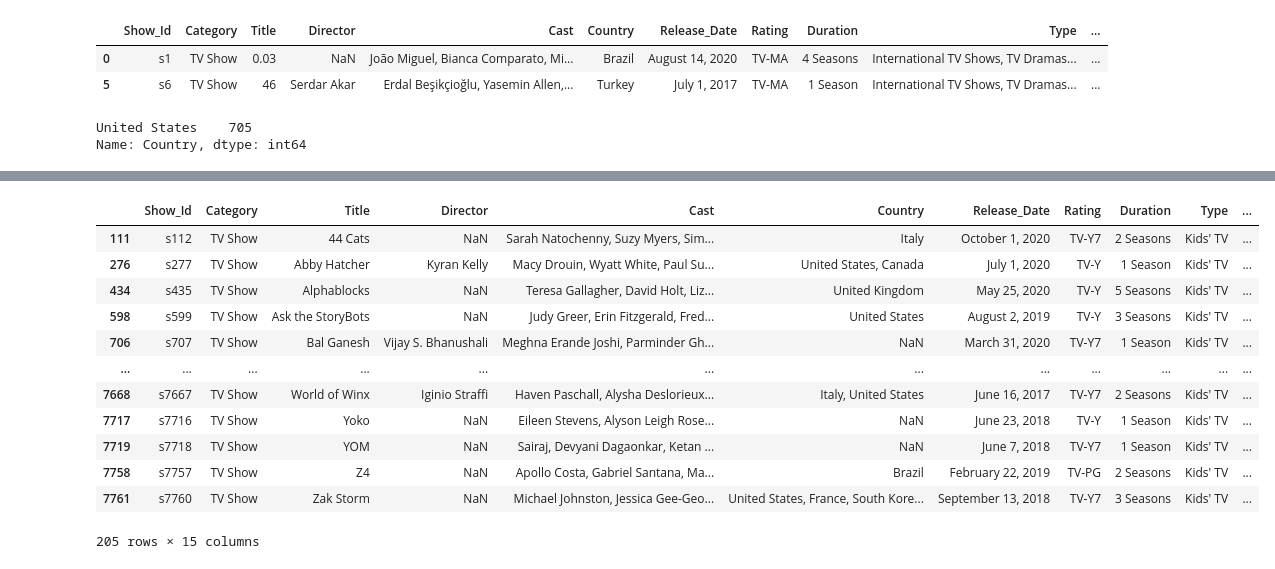
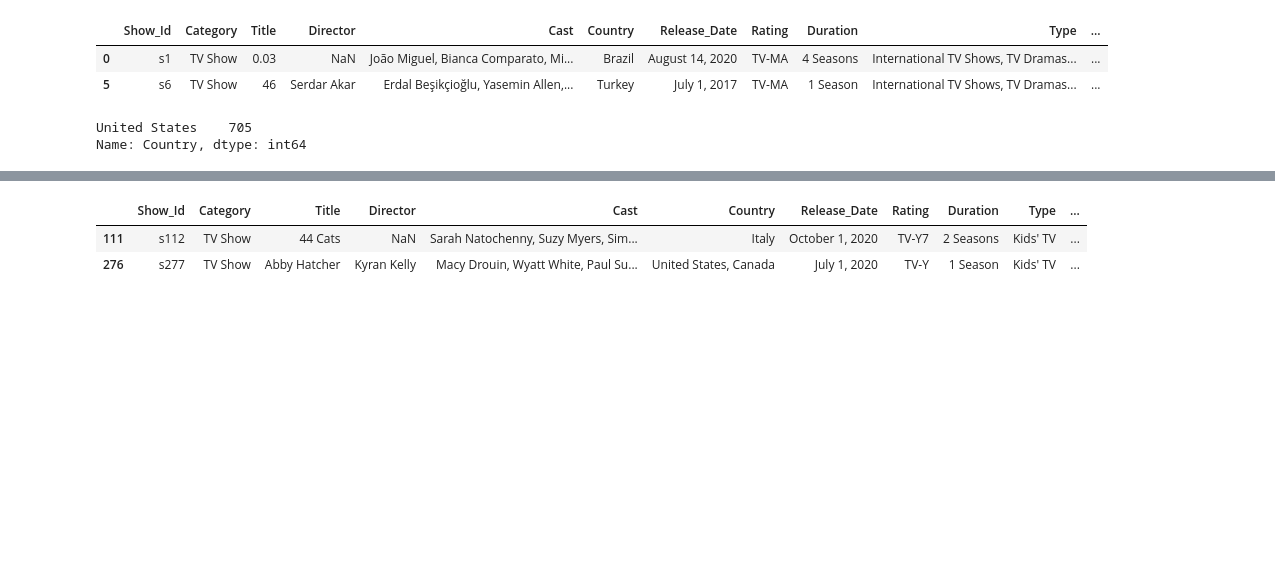
Before and after one commit to LIlyann24/Netflx_Dataset, a Jupyter notebook: Netflix_Dataset.ipynb, the cells around one changed output, grey strips where cells are left out. Drawn from its saved outputs; the diff is of its cells as text; code cells hidden in the pictures; blank space fills up the shorter version.

```diff
--- a/Netflix_Dataset.ipynb
+++ b/Netflix_Dataset.ipynb
@@ -450,17 +342,7 @@ data[mask1]
 # %%
-mask2 = (data["Category"]=="TV Show") & (data["Type"]=="Kids' TV")
-data[mask2]
+mask4 = (data["Category"]=="TV Show") & (data["Type"]=="Kids' TV")
+data[mask4].head(2)
 # %% [output]
 |  | Show_Id | Category | Title | Director | Cast | Country | Release_Date | Rating | Duration | Type | ... |
 | 111 | s112 | TV Show | 44 Cats | NaN | Sarah Natochenny, Suzy Myers, Sim... | Italy | October 1, 2020 | TV-Y7 | 2 Seasons | Kids' TV | ... |
 | 276 | s277 | TV Show | Abby Hatcher | Kyran Kelly | Macy Drouin, Wyatt White, Paul Su... | United States, Canada | July 1, 2020 | TV-Y | 1 Season | Kids' TV | ... |
-| 434 | s435 | TV Show | Alphablocks | NaN | Teresa Gallagher, David Holt, Liz... | United Kingdom | May 25, 2020 | TV-Y | 5 Seasons | Kids' TV | ... |
-| 598 | s599 | TV Show | Ask the StoryBots | NaN | Judy Greer, Erin Fitzgerald, Fred... | United States | August 2, 2019 | TV-Y | 3 Seasons | Kids' TV | ... |
-| 706 | s707 | TV Show | Bal Ganesh | Vijay S. Bhanushali | Meghna Erande Joshi, Parminder Gh... | NaN | March 31, 2020 | TV-Y7 | 1 Season | Kids' TV | ... |
-| ... | ... | ... | ... | ... | ... | ... | ... | ... | ... | ... | ... |
-| 7668 | s7667 | TV Show | World of Winx | Iginio Straffi | Haven Paschall, Alysha Deslorieux... | Italy, United States | June 16, 2017 | TV-Y7 | 2 Seasons | Kids' TV | ... |
-| 7717 | s7716 | TV Show | Yoko | NaN | Eileen Stevens, Alyson Leigh Rose... | NaN | June 23, 2018 | TV-Y | 1 Season | Kids' TV | ... |
-| 7719 | s7718 | TV Show | YOM | NaN | Sairaj, Devyani Dagaonkar, Ketan ... | NaN | June 7, 2018 | TV-Y7 | 1 Season | Kids' TV | ... |
-| 7758 | s7757 | TV Show | Z4 | NaN | Apollo Costa, Gabriel Santana, Ma... | Brazil | February 22, 2019 | TV-PG | 2 Seasons | Kids' TV | ... |
-| 7761 | s7760 | TV Show | Zak Storm | NaN | Michael Johnston, Jessica Gee-Geo... | United States, France, South Kore... | September 13, 2018 | TV-Y7 | 3 Seasons | Kids' TV | ... |
-205 rows × 15 columns
```
Also changed, not shown: parts of 50 cells of this notebook.
